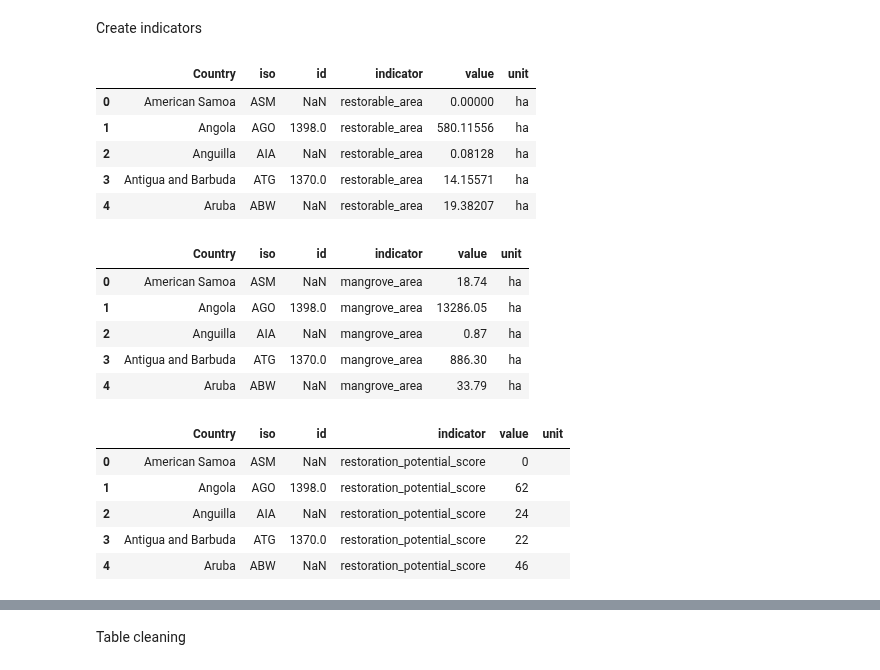
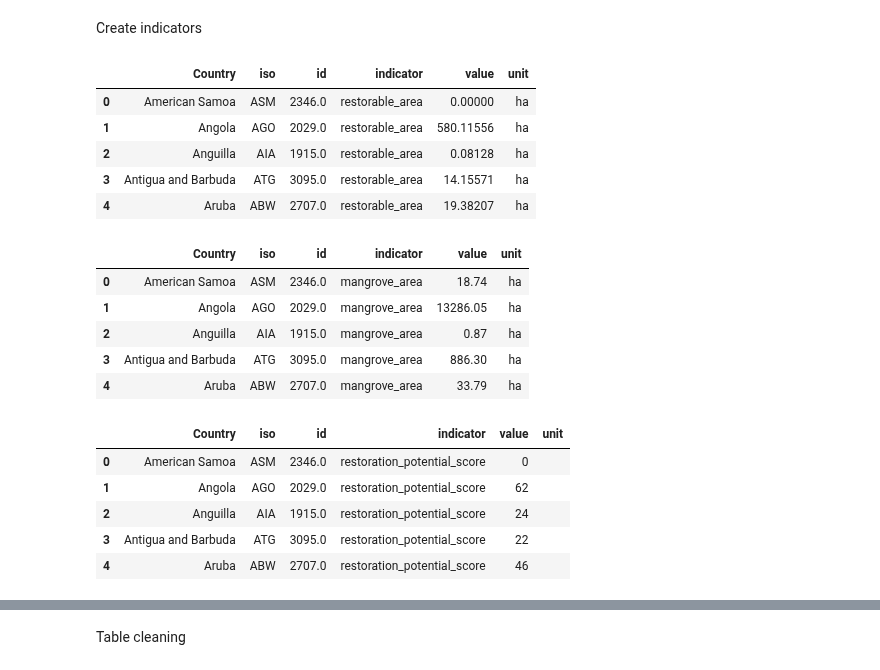
Before and after one commit to Vizzuality/mangrove-atlas, a Jupyter notebook: data/notebooks/Lab/data_processing/widgets-v2/restoration_and_degradation_widget.ipynb, the cells around one changed output, grey strips where cells are left out. Cells and saved outputs as stored; diff of their text form; code cells hidden in the pictures.

```diff
--- a/data/notebooks/Lab/data_processing/widgets-v2/restoration_and_degradation_widget.ipynb
+++ b/data/notebooks/Lab/data_processing/widgets-v2/restoration_and_degradation_widget.ipynb
@@ -96,0 +88,5 @@ len(locations)
+# %%
+locations_file = 'https://storage.googleapis.com/mangrove_atlas/boundaries/processed/location_final/locations_v3_not_merged_with_old.gpkg'
+locations = gpd.read_file(locations_file)
+locations = locations[locations['type'] == 'country']
+locations.head()
@@ -96,0 +100,4 @@ len(locations)
+# %%
+api_locs = pd.read_csv('https://storage.googleapis.com/mangrove_atlas/widget_data/locations_staging.csv')
+api_locs.rename(columns={'location_id': 'location_idn'}, inplace=True)
+api_locs.head()
@@ -97,6 +111,6 @@ len(locations)
 # %%
 # Import gadm file to retrieve ISO codes
-gadm = gpd.read_file('../../../data/gadm36_level0_original/gadm36_level0_original.shp')
+gadm = gpd.read_file('../../../../data/gadm36_level0_original/gadm36_level0_original.shp')
 gadm.head()
 # %% [output]
 |  | GID_0 | NAME_0 | AREA_KM2 | MOL_ID | Shape_Leng | Shape_Area | geometry |
@@ -164,7 +174,10 @@ rp.head()
 Add staging ids
 # %%
 # Add codes from locations
-rp = pd.merge(rp, locations, how='left', on='iso').drop(columns={'name'})
-rp
+rp_locs = pd.merge(rp, locations[['iso', 'location_idn']], on='iso', how='left')
+rp_locs = pd.merge(rp_locs, api_locs, on='location_idn', how='left')
+#mang_df_final = mang_df_final[mang_df_final.id.notna()]
+rp_locs.drop(columns=['location_idn'], inplace=True)
+rp_locs
 # %% [output]
 |  | Country | iso | id |
@@ -197,46 +203,46 @@ rp[rp['id'].isnull()]
 Create indicators
 # %%
 # Add restorable area indicator
-ind1 = rp.copy()
+ind1 = rp_locs.copy()
 ind1['indicator'] = 'restorable_area'
 ind1 = pd.merge(ind1,layer0[['Country','Tot_Restor']],on='Country', how='left').rename(columns={'Tot_Restor':'value'})
 ind1['unit']='ha'
 ind1.head()
 # %% [output]
 |  | Country | iso | id | indicator | value | unit |
-| 0 | American Samoa | ASM | NaN | restorable_area | 0.00000 | ha |
-| 1 | Angola | AGO | 1398.0 | restorable_area | 580.11556 | ha |
-| 2 | Anguilla | AIA | NaN | restorable_area | 0.08128 | ha |
-| 3 | Antigua and Barbuda | ATG | 1370.0 | restorable_area | 14.15571 | ha |
-| 4 | Aruba | ABW | NaN | restorable_area | 19.38207 | ha |
+| 0 | American Samoa | ASM | 2346.0 | restorable_area | 0.00000 | ha |
+| 1 | Angola | AGO | 2029.0 | restorable_area | 580.11556 | ha |
+| 2 | Anguilla | AIA | 1915.0 | restorable_area | 0.08128 | ha |
+| 3 | Antigua and Barbuda | ATG | 3095.0 | restorable_area | 14.15571 | ha |
+| 4 | Aruba | ABW | 2707.0 | restorable_area | 19.38207 | ha |
 # %%
 # Add mangrove area indicator
-ind2 = rp.copy()
+ind2 = rp_locs.copy()
 ind2['indicator'] = 'mangrove_area'
 ind2 = pd.merge(ind2,layer0[['Country','Total_2016']],on='Country', how='left').rename(columns={'Total_2016':'value'})
 ind2['unit']='ha'
 ind2.head()
 # %% [output]
 |  | Country | iso | id | indicator | value | unit |
-| 0 | American Samoa | ASM | NaN | mangrove_area | 18.74 | ha |
-| 1 | Angola | AGO | 1398.0 | mangrove_area | 13286.05 | ha |
-| 2 | Anguilla | AIA | NaN | mangrove_area | 0.87 | ha |
-| 3 | Antigua and Barbuda | ATG | 1370.0 | mangrove_area | 886.30 | ha |
-| 4 | Aruba | ABW | NaN | mangrove_area | 33.79 | ha |
+| 0 | American Samoa | ASM | 2346.0 | mangrove_area | 18.74 | ha |
+| 1 | Angola | AGO | 2029.0 | mangrove_area | 13286.05 | ha |
+| 2 | Anguilla | AIA | 1915.0 | mangrove_area | 0.87 | ha |
+| 3 | Antigua and Barbuda | ATG | 3095.0 | mangrove_area | 886.30 | ha |
+| 4 | Aruba | ABW | 2707.0 | mangrove_area | 33.79 | ha |
 # %%
 # Add restoration potential score indicator
-ind3 = rp.copy()
+ind3 = rp_locs.copy()
 ind3['indicator'] = 'restoration_potential_score'
 ind3 = pd.merge(ind3,layer0[['Country','Mean_Score']],on='Country', how='left').rename(columns={'Mean_Score':'value'})
 ind3['unit']=''
 ind3.head()
 # %% [output]
 |  | Country | iso | id | indicator | value | unit |
-| 0 | American Samoa | ASM | NaN | restoration_potential_score | 0 |  |
-| 1 | Angola | AGO | 1398.0 | restoration_potential_score | 62 |  |
-| 2 | Anguilla | AIA | NaN | restoration_potential_score | 24 |  |
-| 3 | Antigua and Barbuda | ATG | 1370.0 | restoration_potential_score | 22 |  |
-| 4 | Aruba | ABW | NaN | restoration_potential_score | 46 |  |
+| 0 | American Samoa | ASM | 2346.0 | restoration_potential_score | 0 |  |
+| 1 | Angola | AGO | 2029.0 | restoration_potential_score | 62 |  |
+| 2 | Anguilla | AIA | 1915.0 | restoration_potential_score | 24 |  |
+| 3 | Antigua and Barbuda | ATG | 3095.0 | restoration_potential_score | 22 |  |
+| 4 | Aruba | ABW | 2707.0 | restoration_potential_score | 46 |  |
 # %%
 # Merge all indicators in same table
 restoration = pd.concat([ind1, ind2, ind3], ignore_index=True)
```
Also changed, not shown: parts of 25 cells of this notebook.
